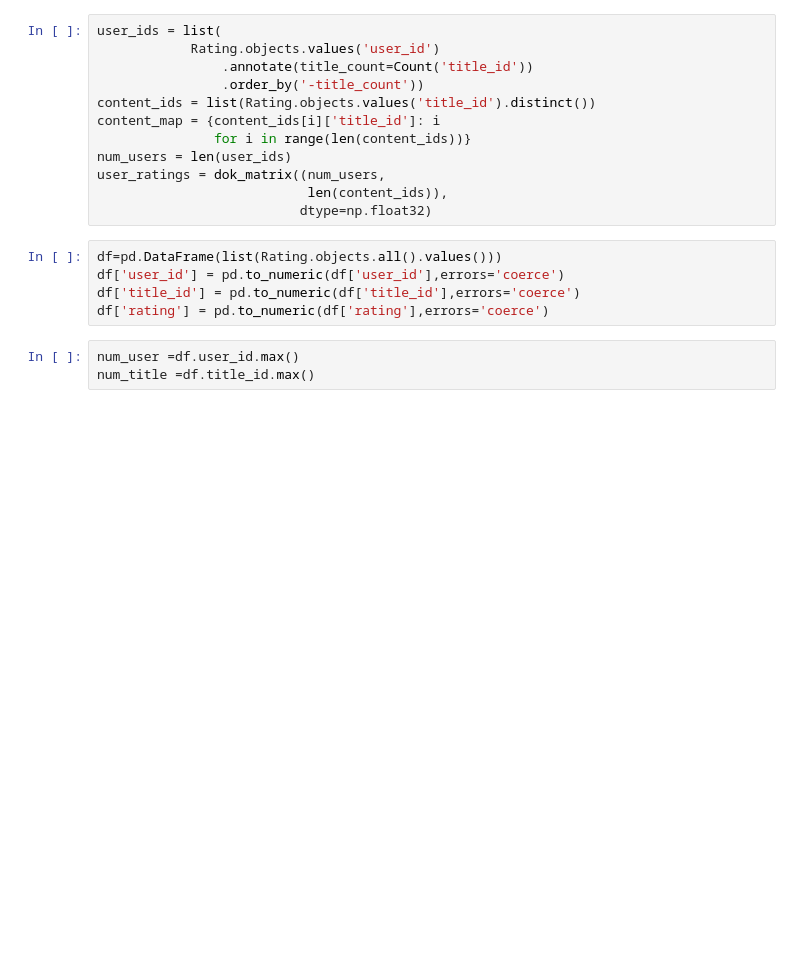
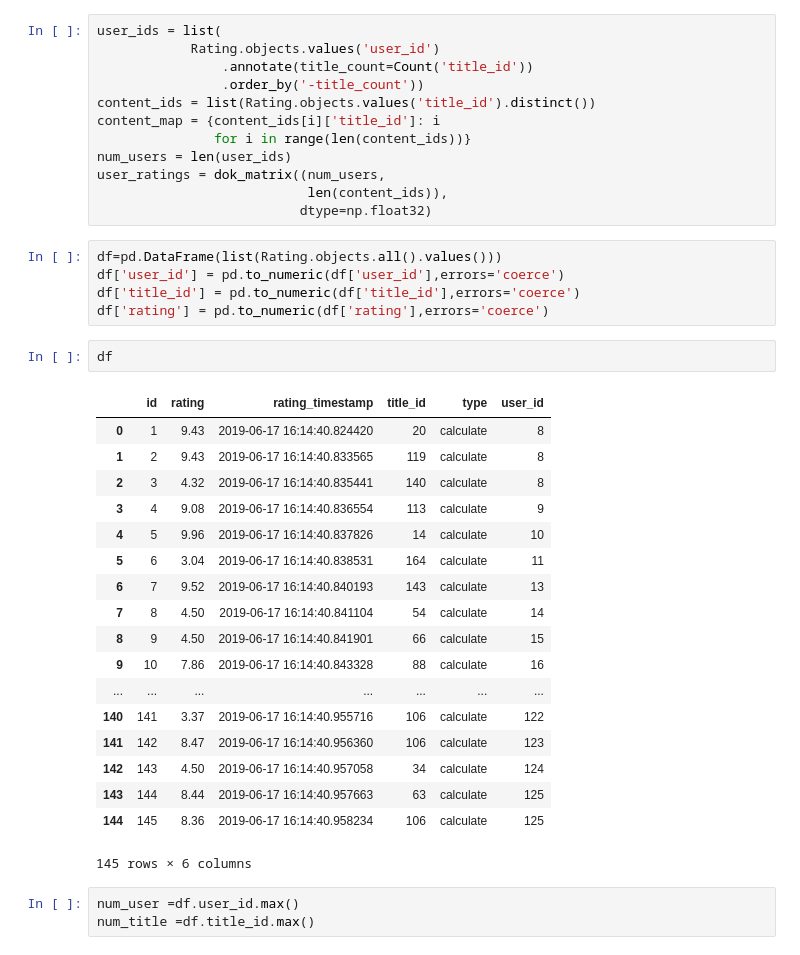
Before and after one commit to victornguyen18/digital_library, a Jupyter notebook: builder/user_knn.ipynb, the cells around one changed output. Drawn from its saved outputs; the diff is of its cells as text; blank space fills up the shorter version.

```diff
--- a/builder/user_knn.ipynb
+++ b/builder/user_knn.ipynb
@@ -44,6 +44,27 @@ df=pd.DataFrame(list(Rating.objects.all().values()))
 df['user_id'] = pd.to_numeric(df['user_id'],errors='coerce')
 df['title_id'] = pd.to_numeric(df['title_id'],errors='coerce')
 df['rating'] = pd.to_numeric(df['rating'],errors='coerce')
+# %%
+df
+# %% [output]
+|  | id | rating | rating_timestamp | title_id | type | user_id |
+| 0 | 1 | 9.43 | 2019-06-17 16:14:40.824420 | 20 | calculate | 8 |
+| 1 | 2 | 9.43 | 2019-06-17 16:14:40.833565 | 119 | calculate | 8 |
+| 2 | 3 | 4.32 | 2019-06-17 16:14:40.835441 | 140 | calculate | 8 |
+| 3 | 4 | 9.08 | 2019-06-17 16:14:40.836554 | 113 | calculate | 9 |
+| 4 | 5 | 9.96 | 2019-06-17 16:14:40.837826 | 14 | calculate | 10 |
+| 5 | 6 | 3.04 | 2019-06-17 16:14:40.838531 | 164 | calculate | 11 |
+| 6 | 7 | 9.52 | 2019-06-17 16:14:40.840193 | 143 | calculate | 13 |
+| 7 | 8 | 4.50 | 2019-06-17 16:14:40.841104 | 54 | calculate | 14 |
+| 8 | 9 | 4.50 | 2019-06-17 16:14:40.841901 | 66 | calculate | 15 |
+| 9 | 10 | 7.86 | 2019-06-17 16:14:40.843328 | 88 | calculate | 16 |
+| ... | ... | ... | ... | ... | ... | ... |
+| 140 | 141 | 3.37 | 2019-06-17 16:14:40.955716 | 106 | calculate | 122 |
+| 141 | 142 | 8.47 | 2019-06-17 16:14:40.956360 | 106 | calculate | 123 |
+| 142 | 143 | 4.50 | 2019-06-17 16:14:40.957058 | 34 | calculate | 124 |
+| 143 | 144 | 8.44 | 2019-06-17 16:14:40.957663 | 63 | calculate | 125 |
+| 144 | 145 | 8.36 | 2019-06-17 16:14:40.958234 | 106 | calculate | 125 |
+145 rows × 6 columns
 # %%
 num_user =df.user_id.max()
 num_title =df.title_id.max()
```
Also changed, not shown: parts of 14 cells of this notebook, 15 other files.
